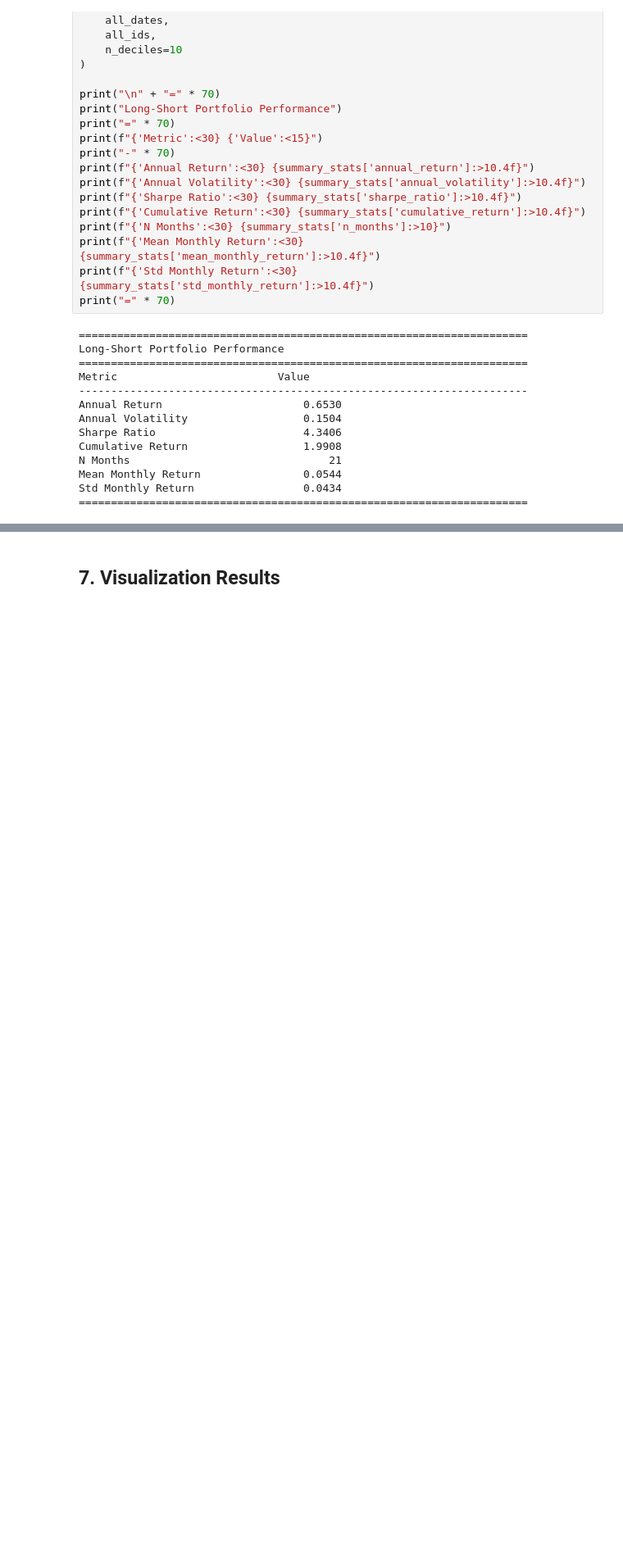
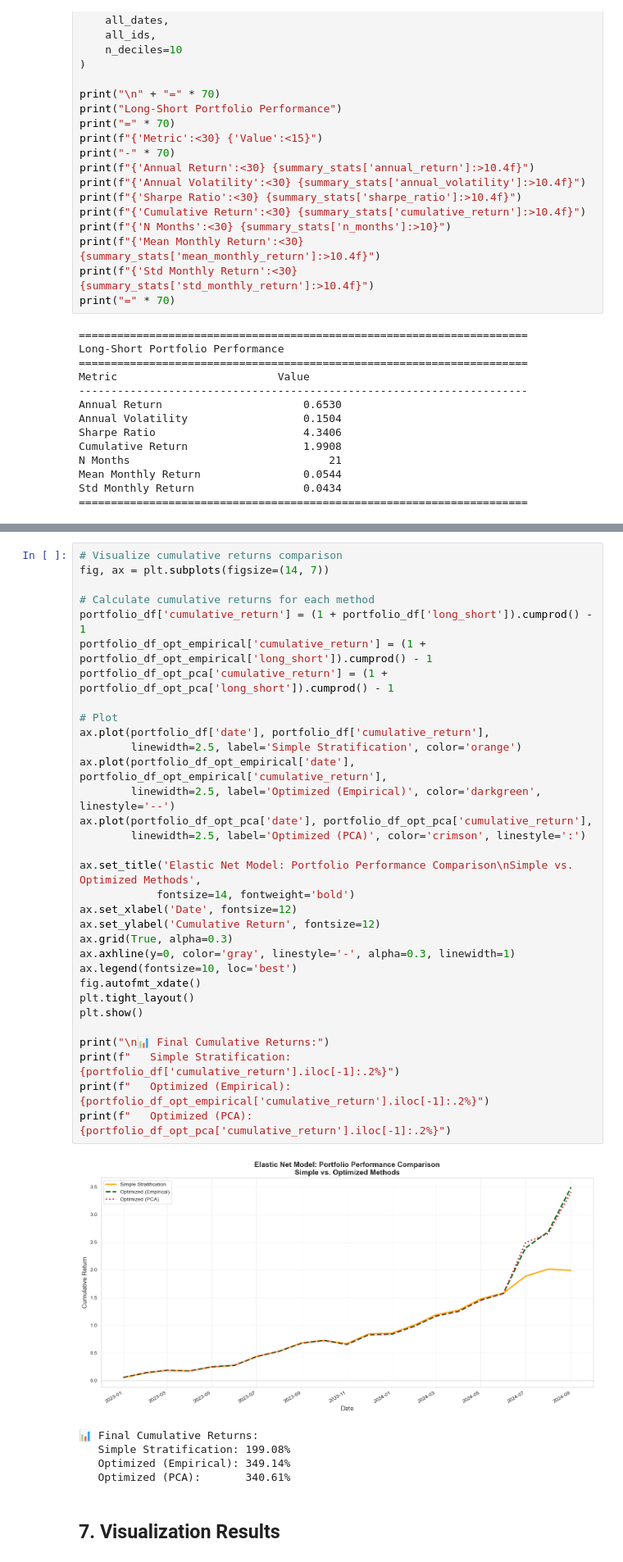
Before and after one commit to KevinG273/IEOR4576_Project, a Jupyter notebook: 5_ElasticNet_Model.ipynb, the cells around one changed output, grey strips where cells are left out. Shown: that part at 82% size. Drawn from its saved outputs; the diff is of its cells as text; blank space fills up the shorter version.

Commit message:
Add optimized portfolio construction with rolling covariance and mean-variance optimization

```diff
--- a/5_ElasticNet_Model.ipynb
+++ b/5_ElasticNet_Model.ipynb
@@ -387,3 +574,41 @@ Std Monthly Return                 0.0434
+# %%
+# Visualize cumulative returns comparison
+fig, ax = plt.subplots(figsize=(14, 7))
+
+# Calculate cumulative returns for each method
+portfolio_df['cumulative_return'] = (1 + portfolio_df['long_short']).cumprod() - 1
+portfolio_df_opt_empirical['cumulative_return'] = (1 + portfolio_df_opt_empirical['long_short']).cumprod() - 1
+portfolio_df_opt_pca['cumulative_return'] = (1 + portfolio_df_opt_pca['long_short']).cumprod() - 1
+
+# Plot
+ax.plot(portfolio_df['date'], portfolio_df['cumulative_return'],
+        linewidth=2.5, label='Simple Stratification', color='orange')
+ax.plot(portfolio_df_opt_empirical['date'], portfolio_df_opt_empirical['cumulative_return'],
+        linewidth=2.5, label='Optimized (Empirical)', color='darkgreen', linestyle='--')
+ax.plot(portfolio_df_opt_pca['date'], portfolio_df_opt_pca['cumulative_return'],
+        linewidth=2.5, label='Optimized (PCA)', color='crimson', linestyle=':')
+
+ax.set_title('Elastic Net Model: Portfolio Performance Comparison\nSimple vs. Optimized Methods',
+            fontsize=14, fontweight='bold')
+ax.set_xlabel('Date', fontsize=12)
+ax.set_ylabel('Cumulative Return', fontsize=12)
+ax.grid(True, alpha=0.3)
+ax.axhline(y=0, color='gray', linestyle='-', alpha=0.3, linewidth=1)
+ax.legend(fontsize=10, loc='best')
+fig.autofmt_xdate()
+plt.tight_layout()
+plt.show()
+
+print("\n📊 Final Cumulative Returns:")
+print(f"   Simple Stratification: {portfolio_df['cumulative_return'].iloc[-1]:.2%}")
+print(f"   Optimized (Empirical): {portfolio_df_opt_empirical['cumulative_return'].iloc[-1]:.2%}")
+print(f"   Optimized (PCA):       {portfolio_df_opt_pca['cumulative_return'].iloc[-1]:.2%}")
+# %% [output]
+[figure, added]
+📊 Final Cumulative Returns:
+   Simple Stratification: 199.08%
+   Optimized (Empirical): 349.14%
+   Optimized (PCA):       340.61%
 # %% [markdown]
 ## 7. Visualization Results
 # %%
```
Also changed, not shown: parts of 9 cells of this notebook, 8 other files.
